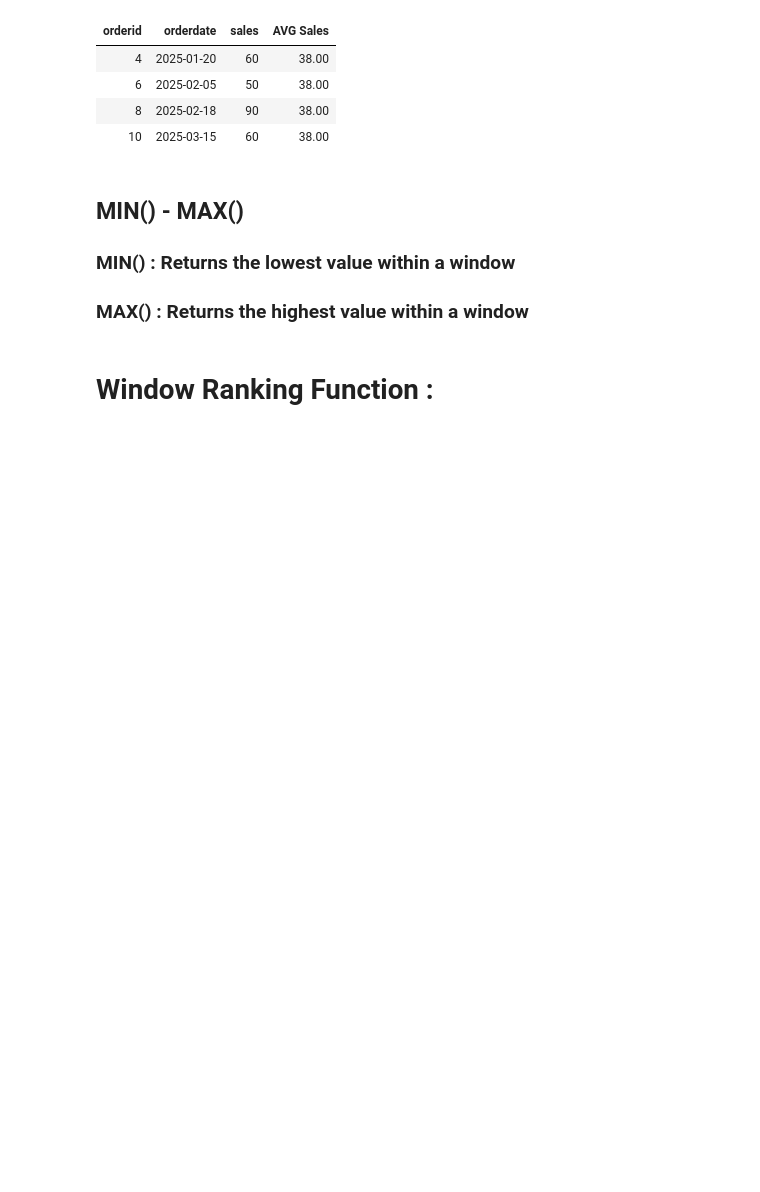
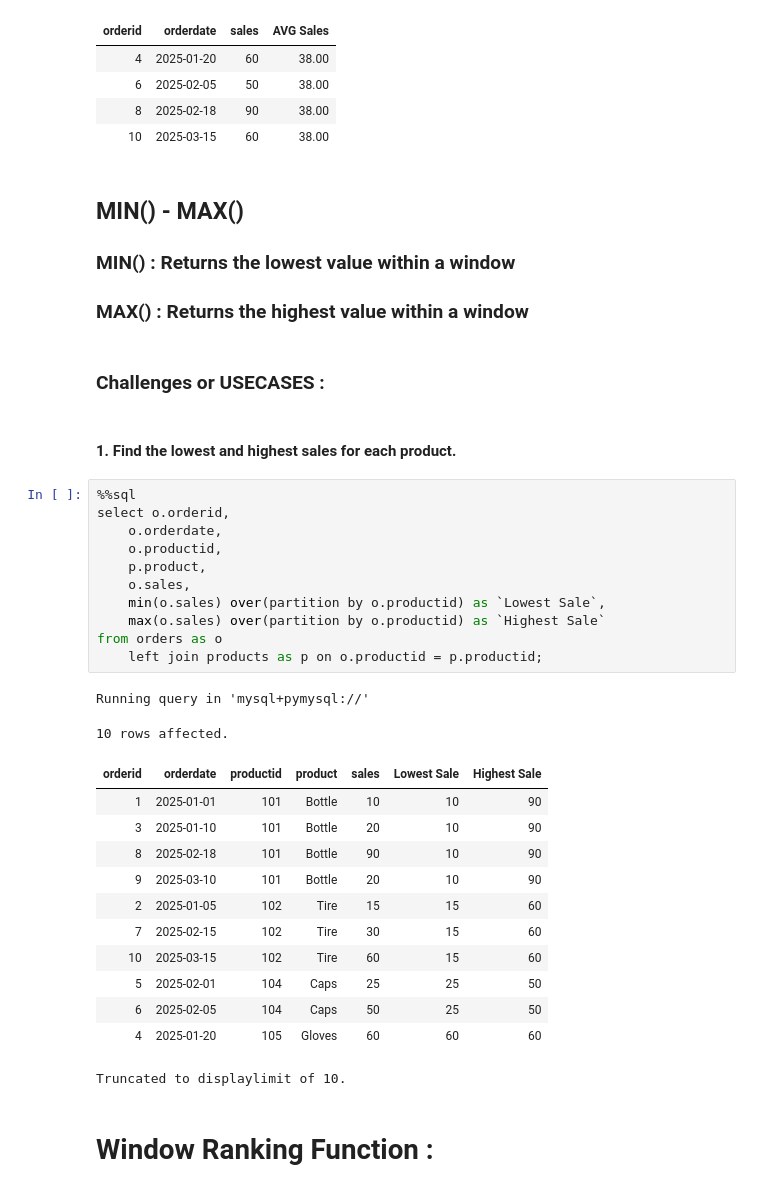
Before and after one commit to the-naman/Learn, a Jupyter notebook: SQL/SQL by Barra/My Notes/07. I - Aggregation and Analytical Functions.ipynb, the cells around one changed output. Saved outputs shown, nothing was run; the diff lists cells and outputs as text; blank space fills up the shorter version.

```diff
--- a/SQL/SQL by Barra/My Notes/07. I - Aggregation and Analytical Functions.ipynb
+++ b/SQL/SQL by Barra/My Notes/07. I - Aggregation and Analytical Functions.ipynb
@@ -839,6 +839,36 @@ Running query in 'mysql+pymysql://'
 ## MIN() - MAX()
 ### MIN() : Returns the lowest value within a window
 ### MAX() : Returns the highest value within a window
+# %% [markdown]
+### Challenges or USECASES :
+# %% [markdown]
+#### 1. Find the lowest and highest sales for each product.
+# %%
+%%sql
+select o.orderid,
+    o.orderdate,
+    o.productid,
+    p.product,
+    o.sales,
+    min(o.sales) over(partition by o.productid) as `Lowest Sale`,
+    max(o.sales) over(partition by o.productid) as `Highest Sale`
+from orders as o
+    left join products as p on o.productid = p.productid;
+# %% [output]
+Running query in 'mysql+pymysql://'
+10 rows affected.
+| orderid | orderdate | productid | product | sales | Lowest Sale | Highest Sale |
+| 1 | 2025-01-01 | 101 | Bottle | 10 | 10 | 90 |
+| 3 | 2025-01-10 | 101 | Bottle | 20 | 10 | 90 |
+| 8 | 2025-02-18 | 101 | Bottle | 90 | 10 | 90 |
+| 9 | 2025-03-10 | 101 | Bottle | 20 | 10 | 90 |
+| 2 | 2025-01-05 | 102 | Tire | 15 | 15 | 60 |
+| 7 | 2025-02-15 | 102 | Tire | 30 | 15 | 60 |
+| 10 | 2025-03-15 | 102 | Tire | 60 | 15 | 60 |
+| 5 | 2025-02-01 | 104 | Caps | 25 | 25 | 50 |
+| 6 | 2025-02-05 | 104 | Caps | 50 | 25 | 50 |
+| 4 | 2025-01-20 | 105 | Gloves | 60 | 60 | 60 |
+Truncated to displaylimit of 10.
 # %% [markdown]
 # Window Ranking Function :
 # %% [markdown]
```
